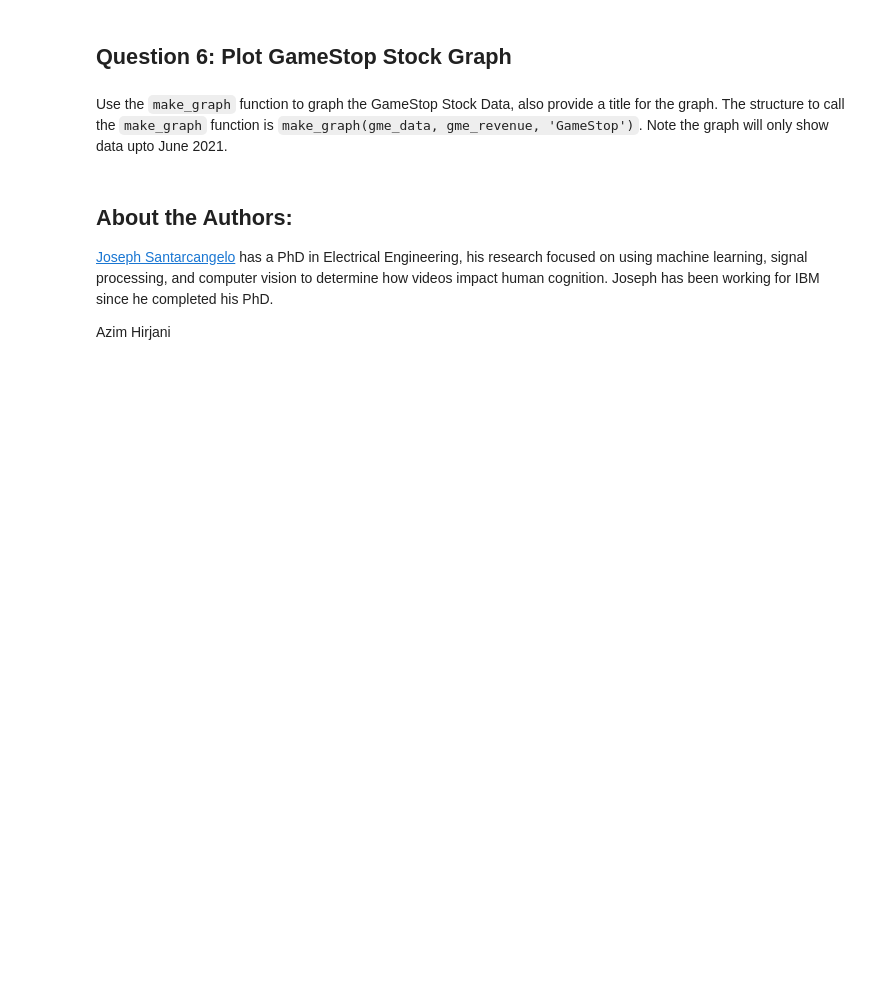
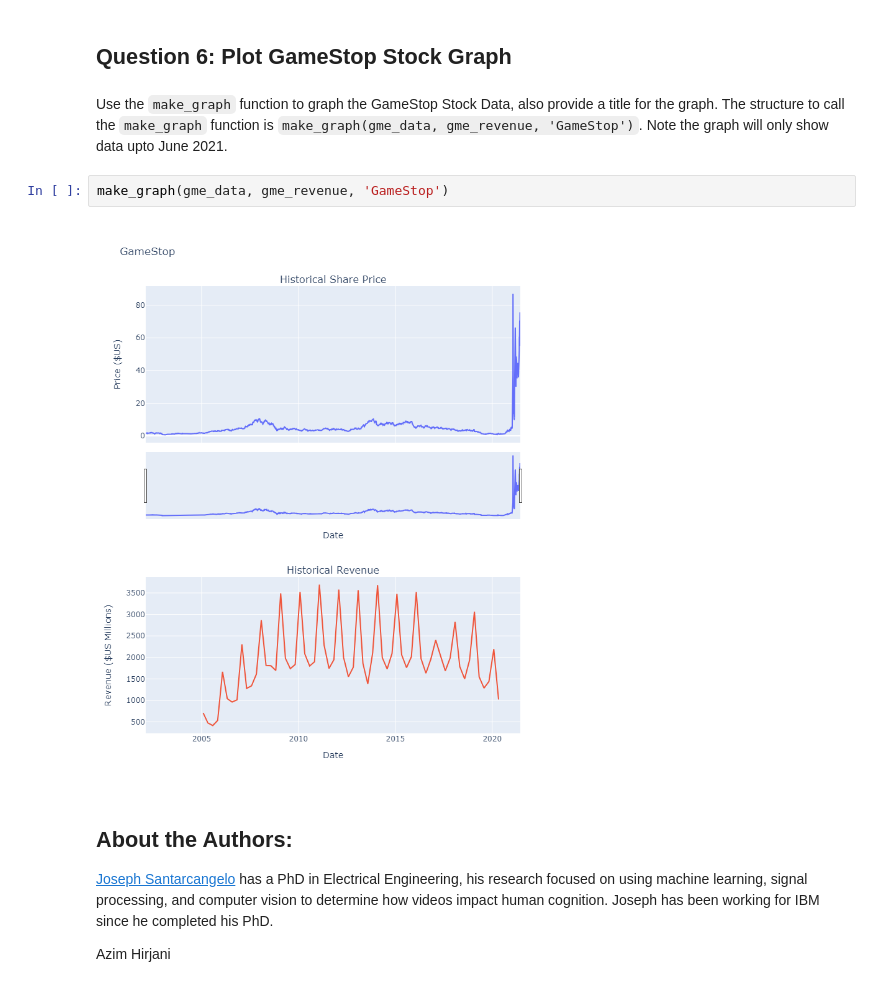
Before and after one commit to LujainAK/StockData, a Jupyter notebook: Final Assignment.ipynb, the cells around one changed output. Saved outputs shown, nothing was run; the diff lists cells and outputs as text; blank space fills up the shorter version.

```diff
--- a/Final Assignment.ipynb
+++ b/Final Assignment.ipynb
@@ -244,6 +248,10 @@ Use the `make_graph` function to graph the Tesla Stock Data, also provide a titl
 ## Question 6: Plot GameStop Stock Graph
 # %% [markdown]
 Use the `make_graph` function to graph the GameStop Stock Data, also provide a title for the graph. The structure to call the `make_graph` function is `make_graph(gme_data, gme_revenue, 'GameStop')`. Note the graph will only show data upto June 2021.
+# %%
+make_graph(gme_data, gme_revenue, 'GameStop')
+# %% [output]
+[figure, added]
 # %% [markdown]
 <h2>About the Authors:</h2>
 
```
Also changed, not shown: parts of 1 cell of this notebook.
